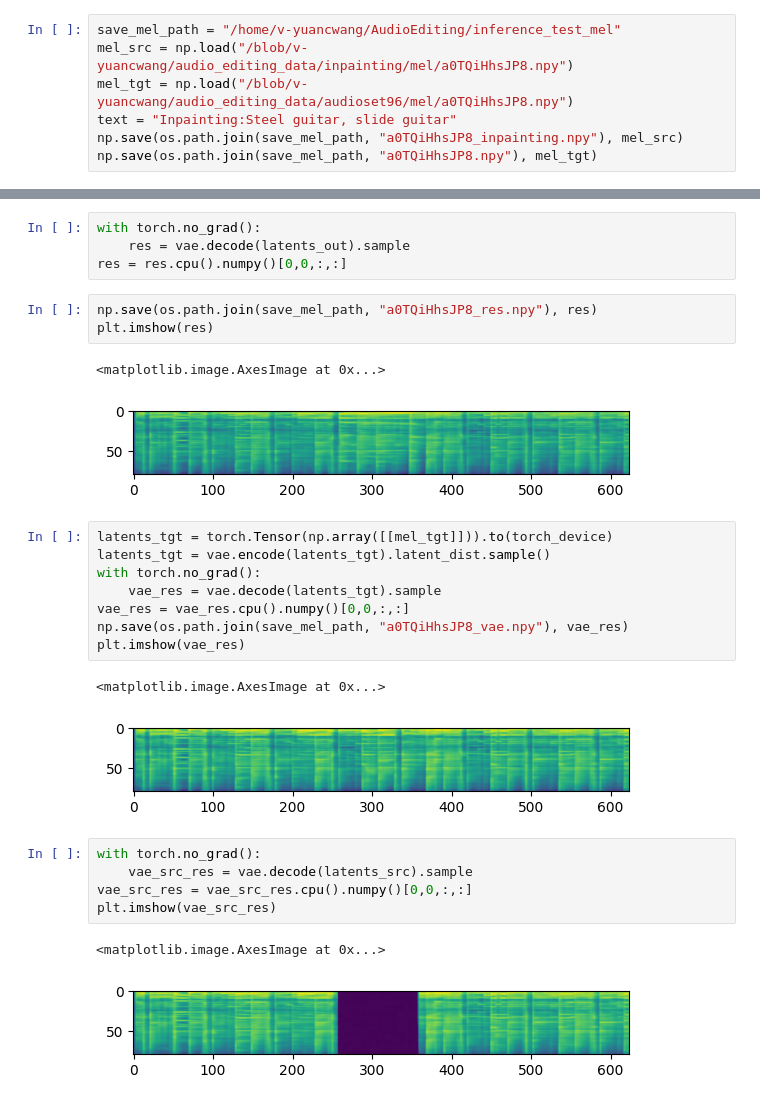
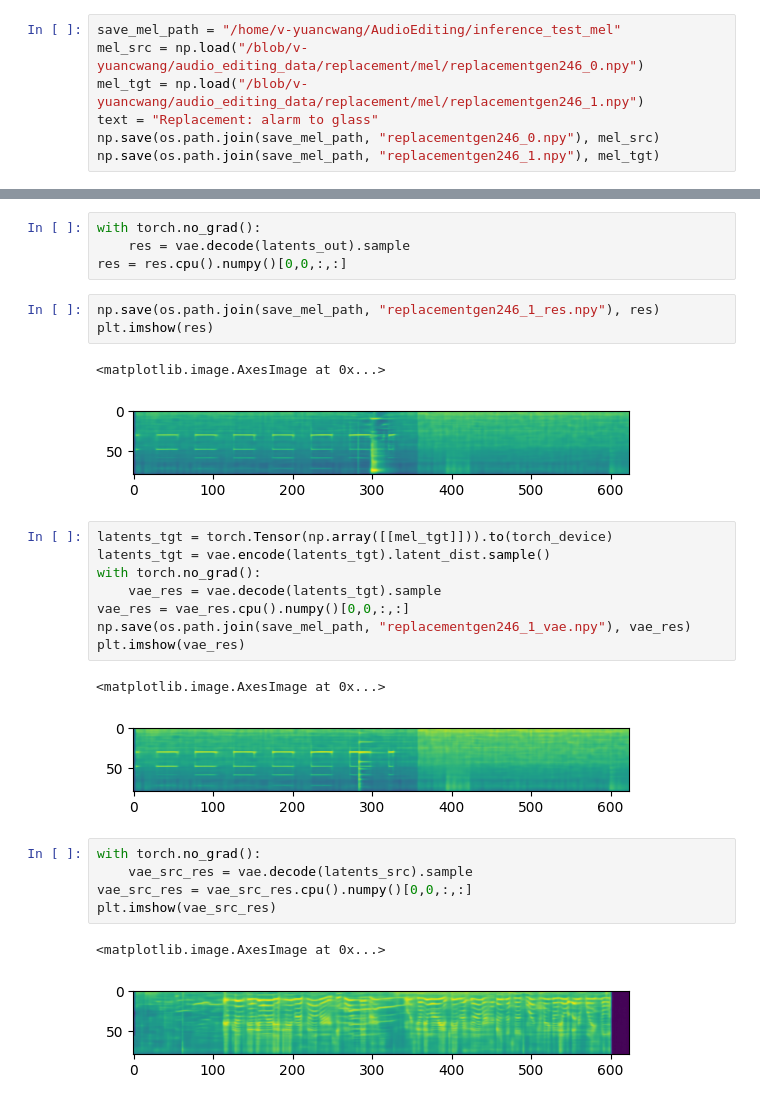
Before and after one commit to HeCheng0625/AudioEditing, a Jupyter notebook: Inference.ipynb, the cells around one changed output, grey strips where cells are left out. Drawn from its saved outputs; the diff is of its cells as text.

```diff
--- a/Inference.ipynb
+++ b/Inference.ipynb
@@ -31,11 +31,11 @@ unet.requires_grad_(False)
 text_encoder.requires_grad_(False)
 # %%
 save_mel_path = "/home/v-yuancwang/AudioEditing/inference_test_mel"
-mel_src = np.load("/blob/v-yuancwang/audio_editing_data/inpainting/mel/a0TQiHhsJP8.npy")
-mel_tgt = np.load("/blob/v-yuancwang/audio_editing_data/audioset96/mel/a0TQiHhsJP8.npy")
-text = "Inpainting:Steel guitar, slide guitar"
-np.save(os.path.join(save_mel_path, "a0TQiHhsJP8_inpainting.npy"), mel_src)
-np.save(os.path.join(save_mel_path, "a0TQiHhsJP8.npy"), mel_tgt)
+mel_src = np.load("/blob/v-yuancwang/audio_editing_data/replacement/mel/replacementgen246_0.npy")
+mel_tgt = np.load("/blob/v-yuancwang/audio_editing_data/replacement/mel/replacementgen246_1.npy")
+text = "Replacement: alarm to glass"
+np.save(os.path.join(save_mel_path, "replacementgen246_0.npy"), mel_src)
+np.save(os.path.join(save_mel_path, "replacementgen246_1.npy"), mel_tgt)
 # %%
 plt.imshow(mel_src)
 # %% [output]
@@ -104,22 +104,22 @@ with torch.no_grad():
     res = vae.decode(latents_out).sample
 res = res.cpu().numpy()[0,0,:,:]
 # %%
-np.save(os.path.join(save_mel_path, "a0TQiHhsJP8_res.npy"), res)
+np.save(os.path.join(save_mel_path, "replacementgen246_1_res.npy"), res)
 plt.imshow(res)
 # %% [output]
 <matplotlib.image.AxesImage at 0x...>
-[figure, old version]
+[figure, new version]
 # %%
 latents_tgt = torch.Tensor(np.array([[mel_tgt]])).to(torch_device)
 latents_tgt = vae.encode(latents_tgt).latent_dist.sample()
 with torch.no_grad():
     vae_res = vae.decode(latents_tgt).sample
 vae_res = vae_res.cpu().numpy()[0,0,:,:]
-np.save(os.path.join(save_mel_path, "a0TQiHhsJP8_vae.npy"), vae_res)
+np.save(os.path.join(save_mel_path, "replacementgen246_1_vae.npy"), vae_res)
 plt.imshow(vae_res)
 # %% [output]
 <matplotlib.image.AxesImage at 0x...>
-[figure, old version]
+[figure, new version]
 # %%
 with torch.no_grad():
     vae_src_res = vae.decode(latents_src).sample
@@ -127,4 +127,4 @@ vae_src_res = vae_src_res.cpu().numpy()[0,0,:,:]
 plt.imshow(vae_src_res)
 # %% [output]
 <matplotlib.image.AxesImage at 0x...>
-[figure, old version]
+[figure, new version]
```
Also changed, not shown: parts of 5 cells of this notebook, 5 other files.
